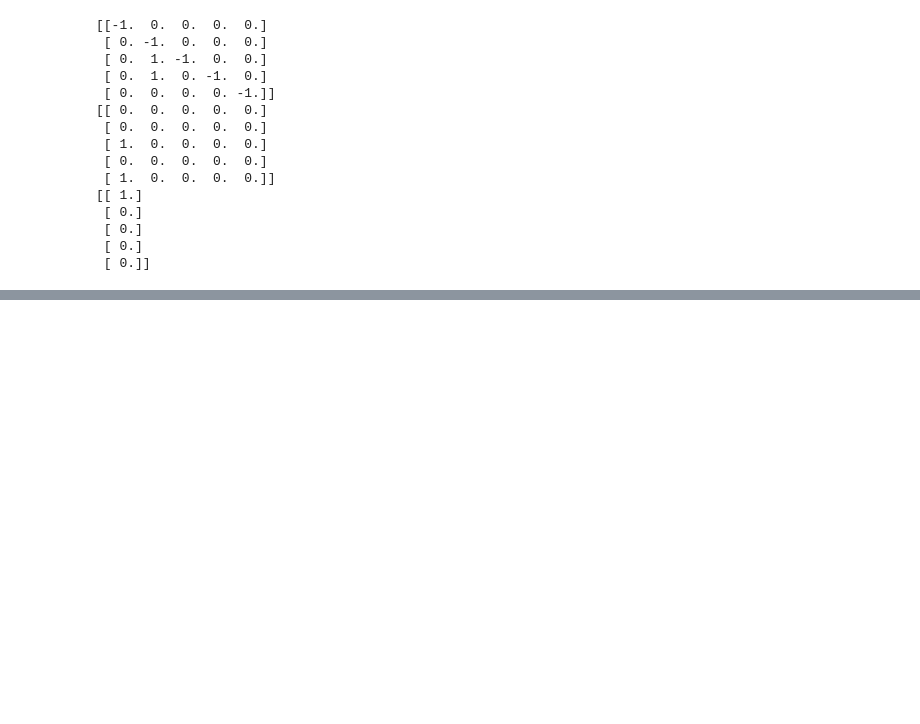
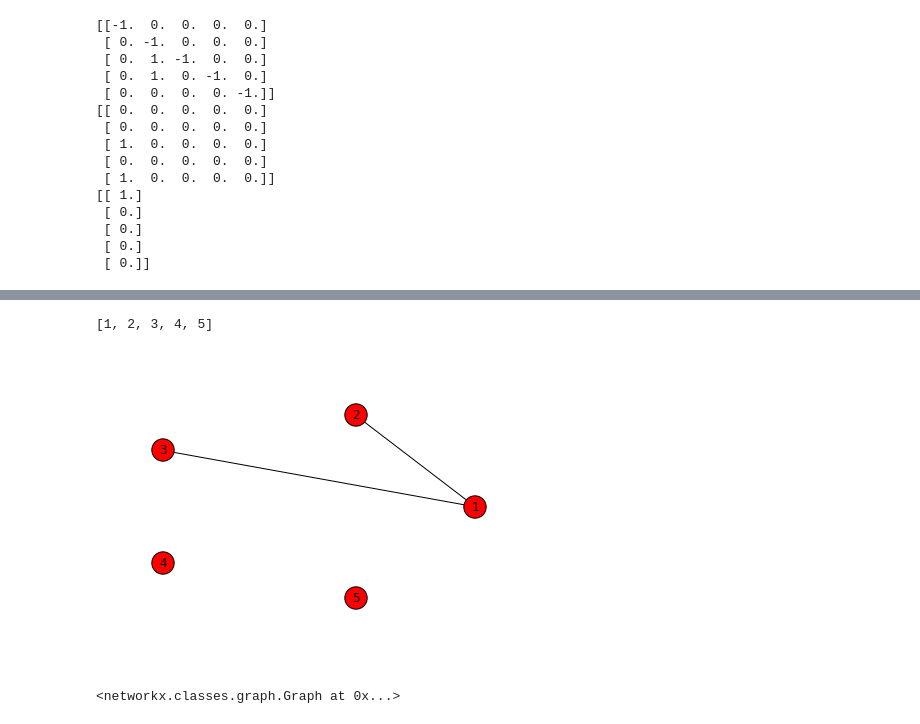
Before and after one commit to poldrack/fmri-analysis-vm, a Jupyter notebook: analysis/connectivity/DCM.ipynb, the cells around one changed output, grey strips where cells are left out. Cells and saved outputs as stored; diff of their text form; code cells hidden in the pictures; blank space fills up the shorter version.

```diff
--- a/analysis/connectivity/DCM.ipynb
+++ b/analysis/connectivity/DCM.ipynb
@@ -119,11 +135,16 @@ print A + B
 # %%
-def show_graph_with_labels(adjacency_matrix, mylabels):
+def show_graph_with_labels(adjacency_matrix):
     import matplotlib.pyplot as plt
     import networkx as nx
     import numpy as np
     rows, cols = np.where(adjacency_matrix == 1)
     edges = zip(rows.tolist(), cols.tolist())
     gr = nx.Graph()
+    nodes=range(1,adjacency_matrix.shape[0]+1)
+    gr.add_nodes_from(nodes)
     gr.add_edges_from(edges)
+    print gr.nodes()
+    mylabels={i:'%d'%i for i in gr.nodes()} # {(gr.nodes(),['%d'%i for i in gr.nodes()])
     nx.draw(gr, node_size=500, pos=nx.circular_layout(gr),labels=mylabels, with_labels=True)
     plt.show()
+    return gr
@@ -150,0 +151,6 @@ do it without differential equations, for simplicity
+# %%
+show_graph_with_labels(A)
+# %% [output]
+[1, 2, 3, 4, 5]
+[figure, added]
+<networkx.classes.graph.Graph at 0x...>
```
Also changed, not shown: parts of 12 cells of this notebook, 1 other file.
